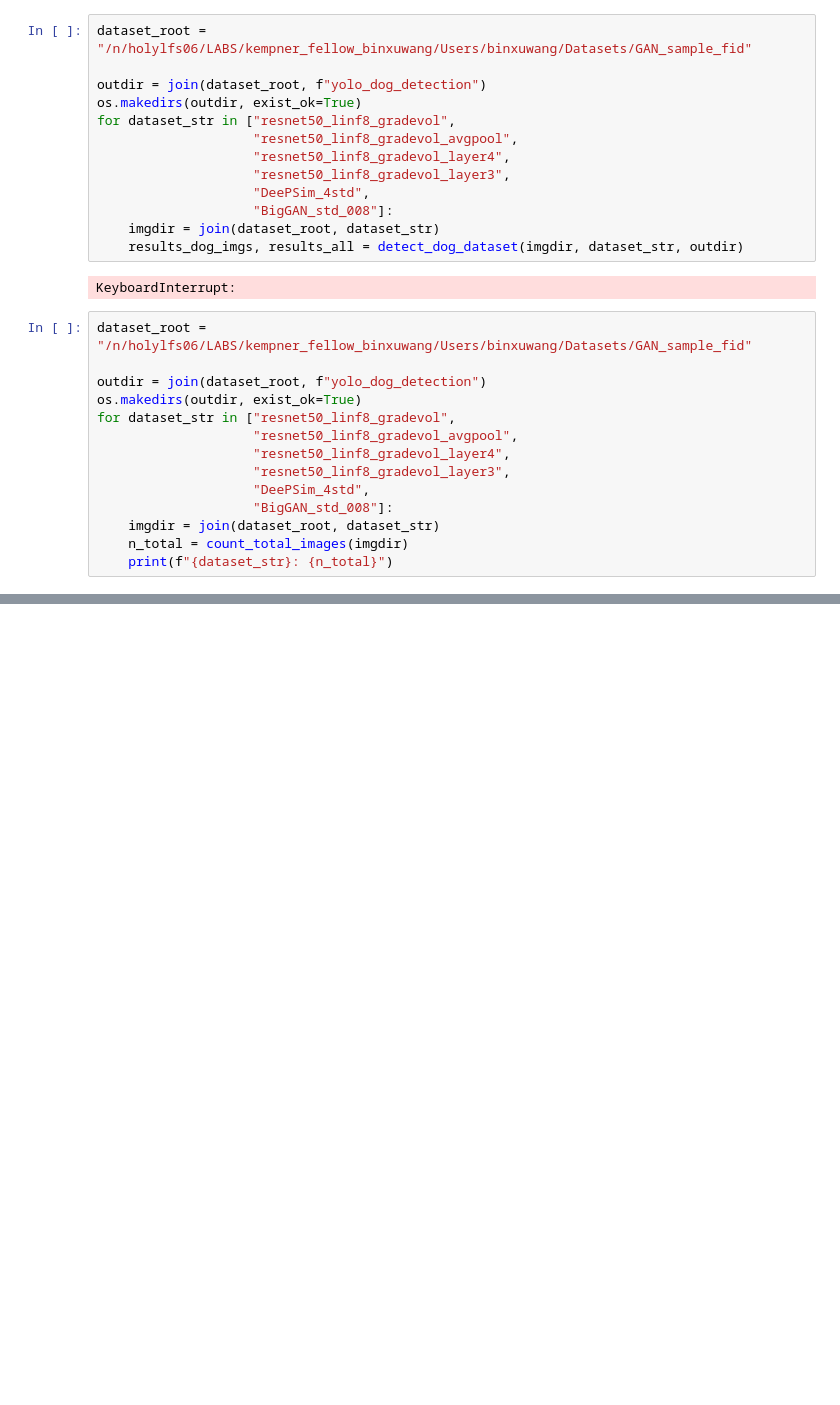
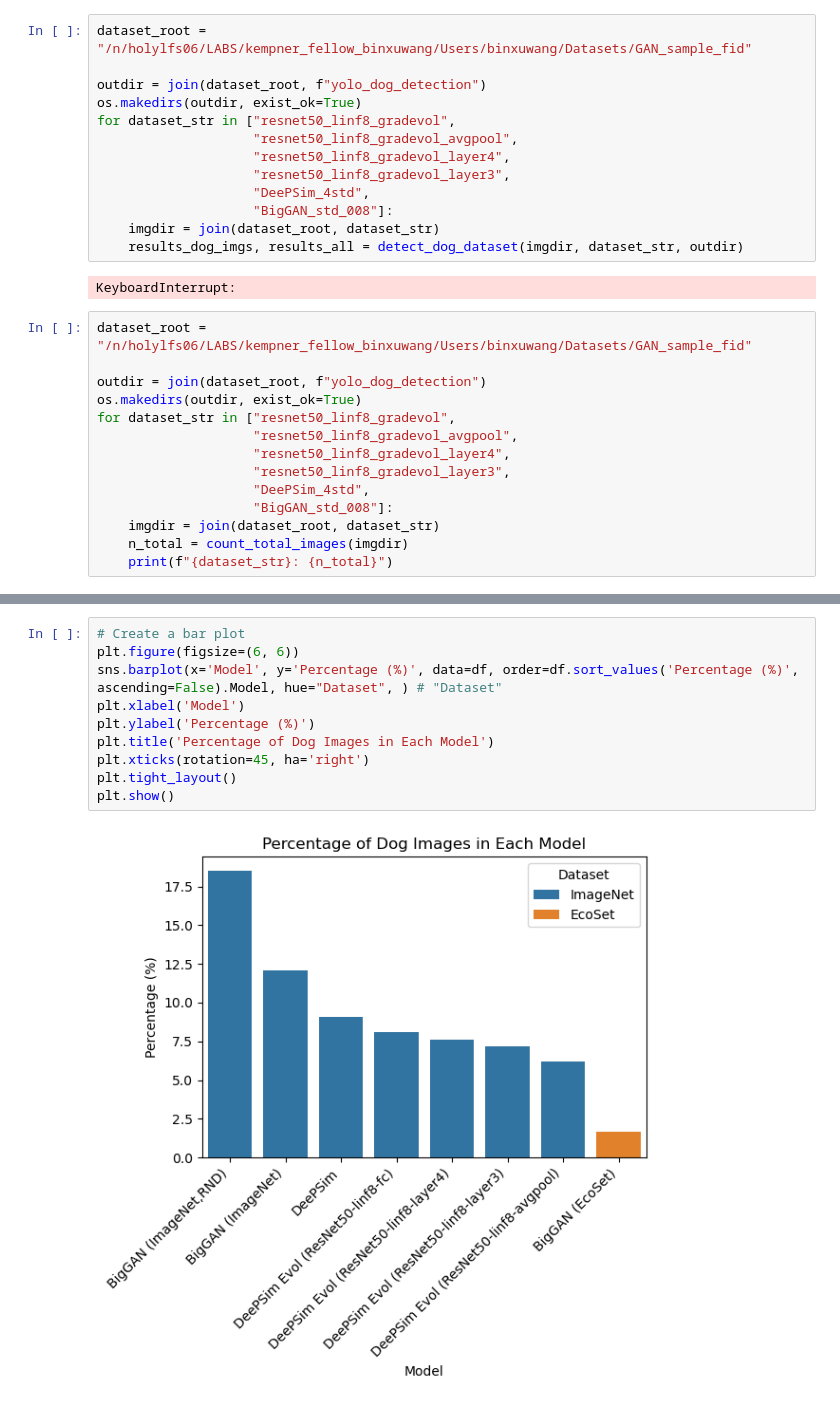
Before and after one commit to Animadversio/Neuro-ActMax-GAN-comparison, a Jupyter notebook: notebooks/Dataset_dog_detection.ipynb, the cells around one changed output, grey strips where cells are left out. Cells and saved outputs as stored; diff of their text form; blank space fills up the shorter version.

```diff
--- a/notebooks/Dataset_dog_detection.ipynb
+++ b/notebooks/Dataset_dog_detection.ipynb
@@ -111,0 +207,12 @@ for dataset_str in ["resnet50_linf8_gradevol",
+# %%
+# Create a bar plot
+plt.figure(figsize=(6, 6))
+sns.barplot(x='Model', y='Percentage (%)', data=df, order=df.sort_values('Percentage (%)', ascending=False).Model, hue="Dataset", ) # "Dataset"
+plt.xlabel('Model')
+plt.ylabel('Percentage (%)')
+plt.title('Percentage of Dog Images in Each Model')
+plt.xticks(rotation=45, ha='right')
+plt.tight_layout()
+plt.show()
+# %% [output]
+[figure, added]
```
Also changed, not shown: parts of 7 cells of this notebook, 3 other files.
